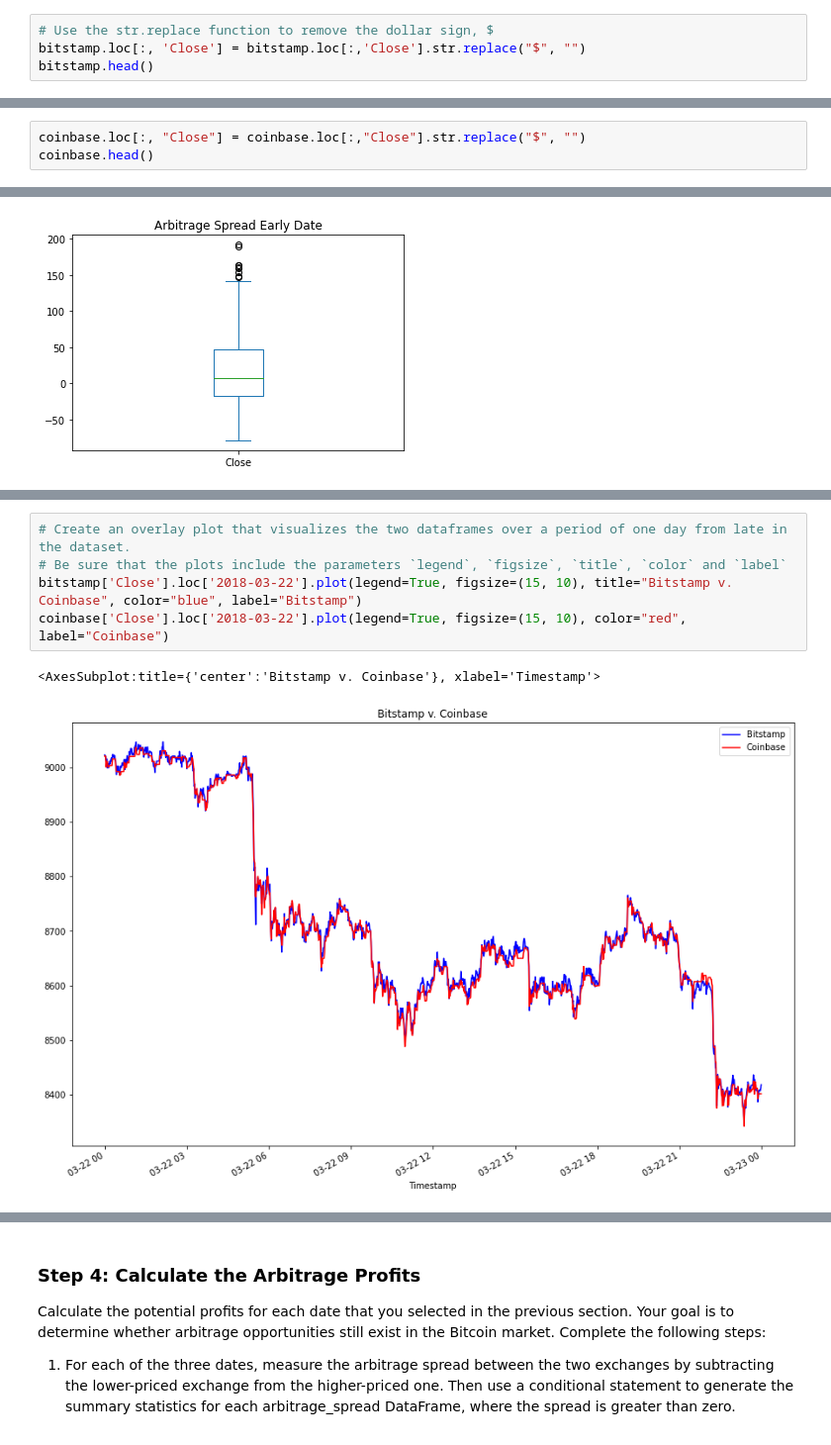
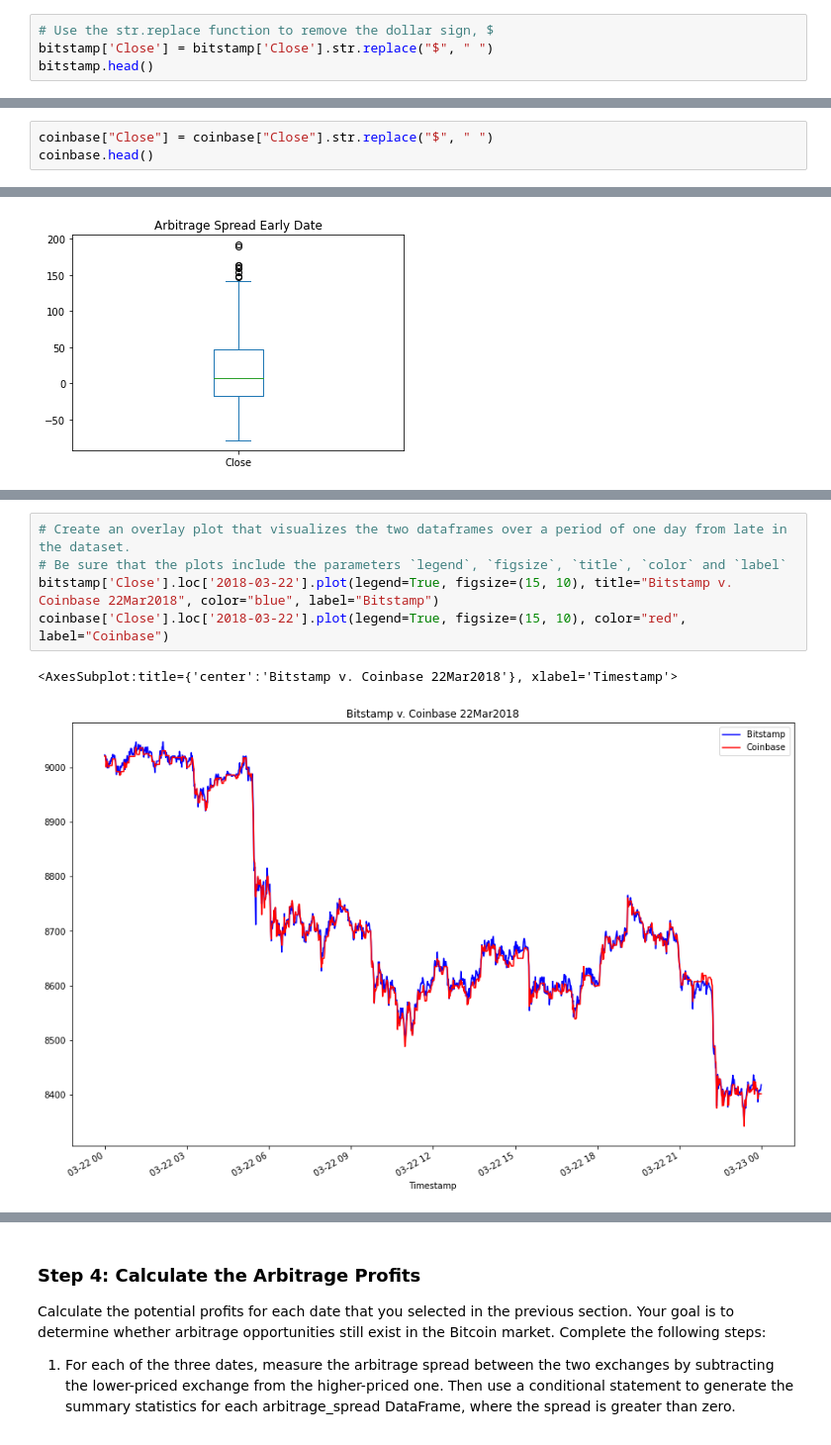
Before and after one commit to Arty-j/Arbitrage_opportunities, a Jupyter notebook: crypto_arbitrage.ipynb, the cells around one changed output, grey strips where cells are left out. Shown: that part at 99% size. Cells and saved outputs as stored; diff of their text form.

```diff
--- a/crypto_arbitrage.ipynb
+++ b/crypto_arbitrage.ipynb
@@ -149,7 +149,7 @@ dtype: int64
 ### Step 2: Use the `str.replace` function to remove the dollar signs ($) from the values in the Close column.
 # %%
 # Use the str.replace function to remove the dollar sign, $
-bitstamp.loc[:, 'Close'] = bitstamp.loc[:,'Close'].str.replace("$", "")
+bitstamp['Close'] = bitstamp['Close'].str.replace("$", " ")
 bitstamp.head()
 # %% [output]
 |  | Open | High | Low | Close | BTC Volume | USD Volume | Weighted Price |
@@ -207,7 +207,7 @@ USD Volume        129322
 Weighted Price    129322
 dtype: int64
 # %%
-coinbase.loc[:, "Close"] = coinbase.loc[:,"Close"].str.replace("$", "")
+coinbase["Close"] = coinbase["Close"].str.replace("$", " ")
 coinbase.head()
 # %% [output]
 |  | Open | High | Low | Close | BTC Volume | USD Volume | Weighted Price |
@@ -427,11 +427,11 @@ arbitrage_spread_middle.plot(kind='box',title="Arbitrage Spread Middle Date")
 # %%
 # Create an overlay plot that visualizes the two dataframes over a period of one day from late in the dataset.
 # Be sure that the plots include the parameters `legend`, `figsize`, `title`, `color` and `label`
-bitstamp['Close'].loc['2018-03-22'].plot(legend=True, figsize=(15, 10), title="Bitstamp v. Coinbase", color="blue", label="Bitstamp")
+bitstamp['Close'].loc['2018-03-22'].plot(legend=True, figsize=(15, 10), title="Bitstamp v. Coinbase 22Mar2018", color="blue", label="Bitstamp")
 coinbase['Close'].loc['2018-03-22'].plot(legend=True, figsize=(15, 10), color="red", label="Coinbase")
 # %% [output]
-<AxesSubplot:title={'center':'Bitstamp v. Coinbase'}, xlabel='Timestamp'>
+<AxesSubplot:title={'center':'Bitstamp v. Coinbase 22Mar2018'}, xlabel='Timestamp'>
-[figure, old version]
+[figure, new version]
 # %%
 # Using the date from the late that you have selected, calculate the arbitrage spread
 # by subtracting the bitstamp lower closing prices from the coinbase higher closing prices
```
Also changed, not shown: parts of 41 cells of this notebook.
